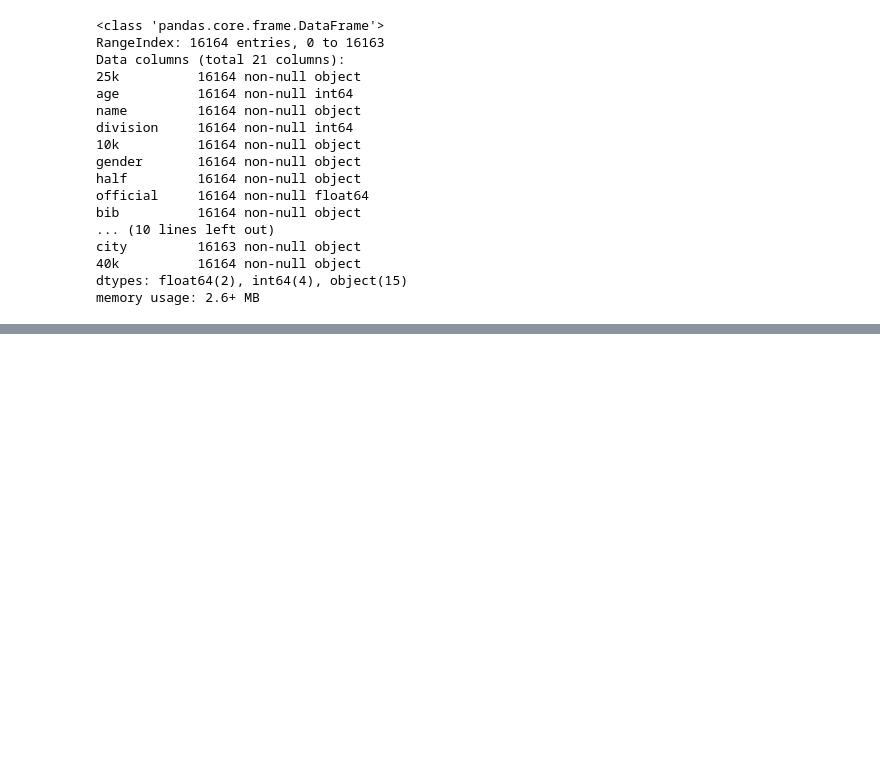
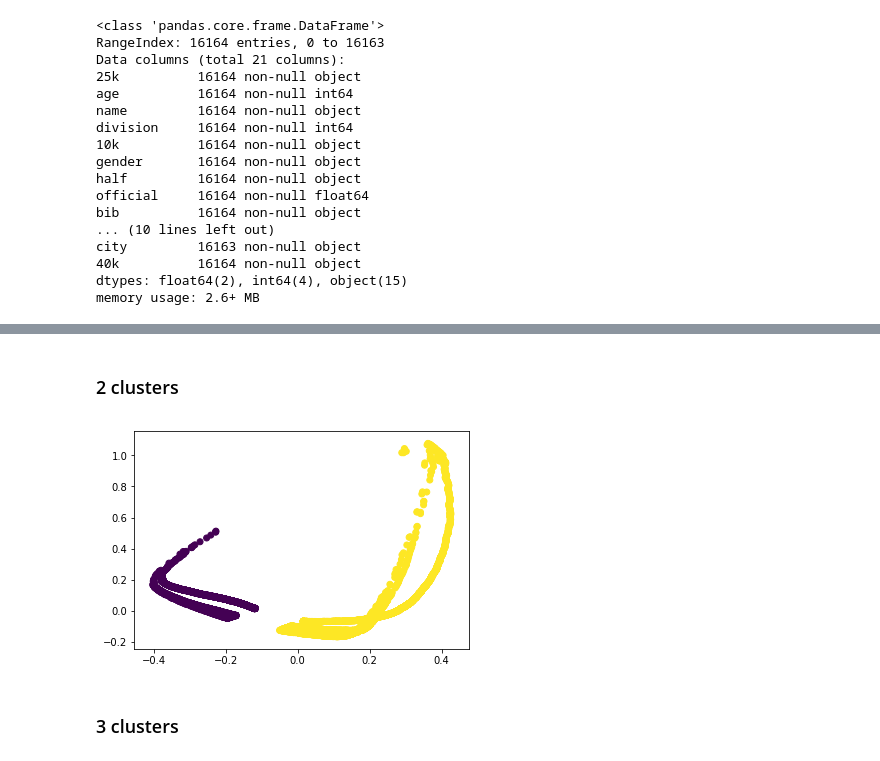
Before and after one commit to mattxushuai/Thinkful-DS, a Jupyter notebook: Boston marathon.ipynb, the cells around one changed output, grey strips where cells are left out. Drawn from its saved outputs; the diff is of its cells as text; code cells hidden in the pictures; blank space fills up the shorter version.

```diff
--- a/Boston marathon.ipynb
+++ b/Boston marathon.ipynb
@@ -38,0 +134,16 @@ memory usage: 2.6+ MB
+# %%
+df = df.dropna()
+# %%
+df_norm = normalize(df)
+# %%
+from sklearn.decomposition import PCA
+df_pca = PCA(2).fit_transform(df_norm)
+# %% [markdown]
+### 2 clusters
+# %%
+y_pred = KMeans(n_clusters=2, random_state=101).fit_predict(df_pca)
+# %%
+plt.scatter(df_pca[:, 0], df_pca[:, 1], c=y_pred)
+plt.show()
+# %% [output]
+[figure, added]
@@ -38,0 +153,2 @@ memory usage: 2.6+ MB
+# %% [markdown]
+### 3 clusters
```
Also changed, not shown: parts of 27 cells of this notebook.
